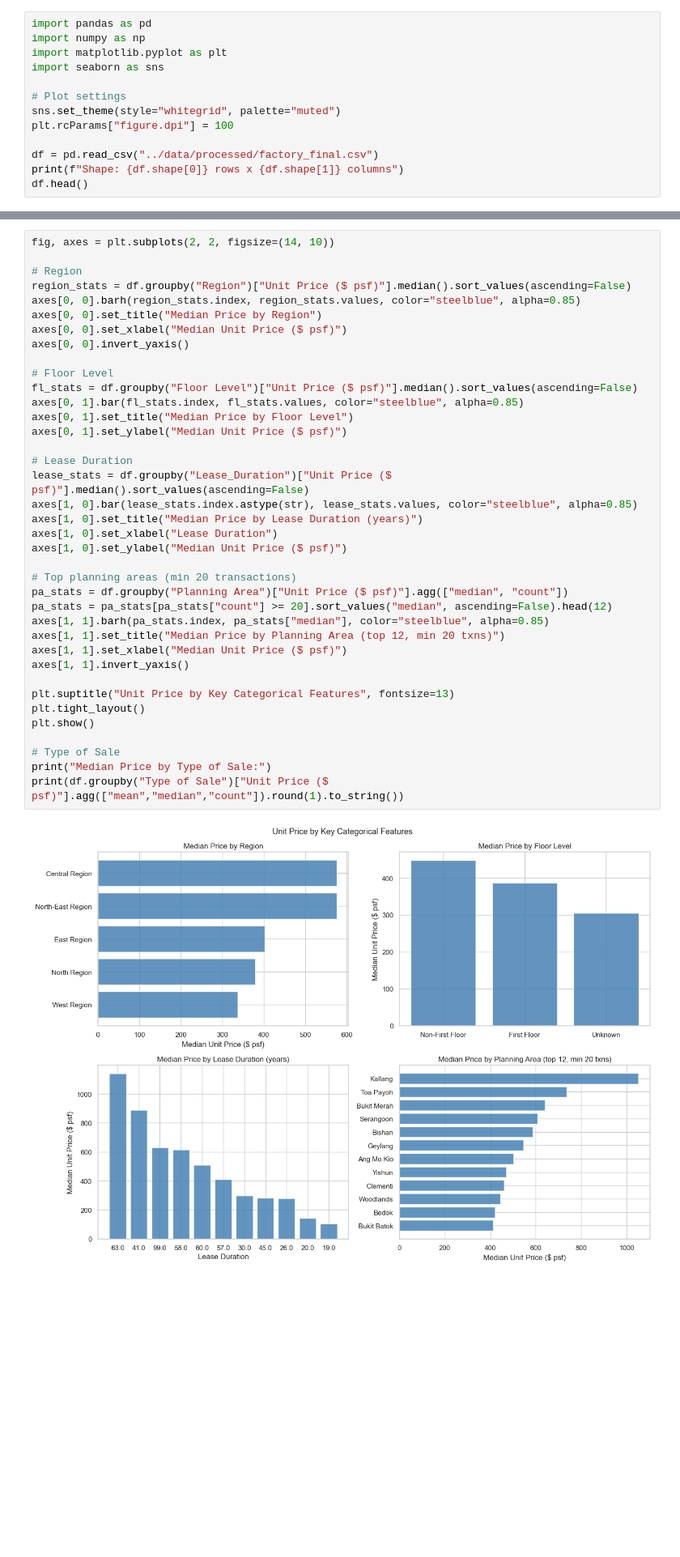
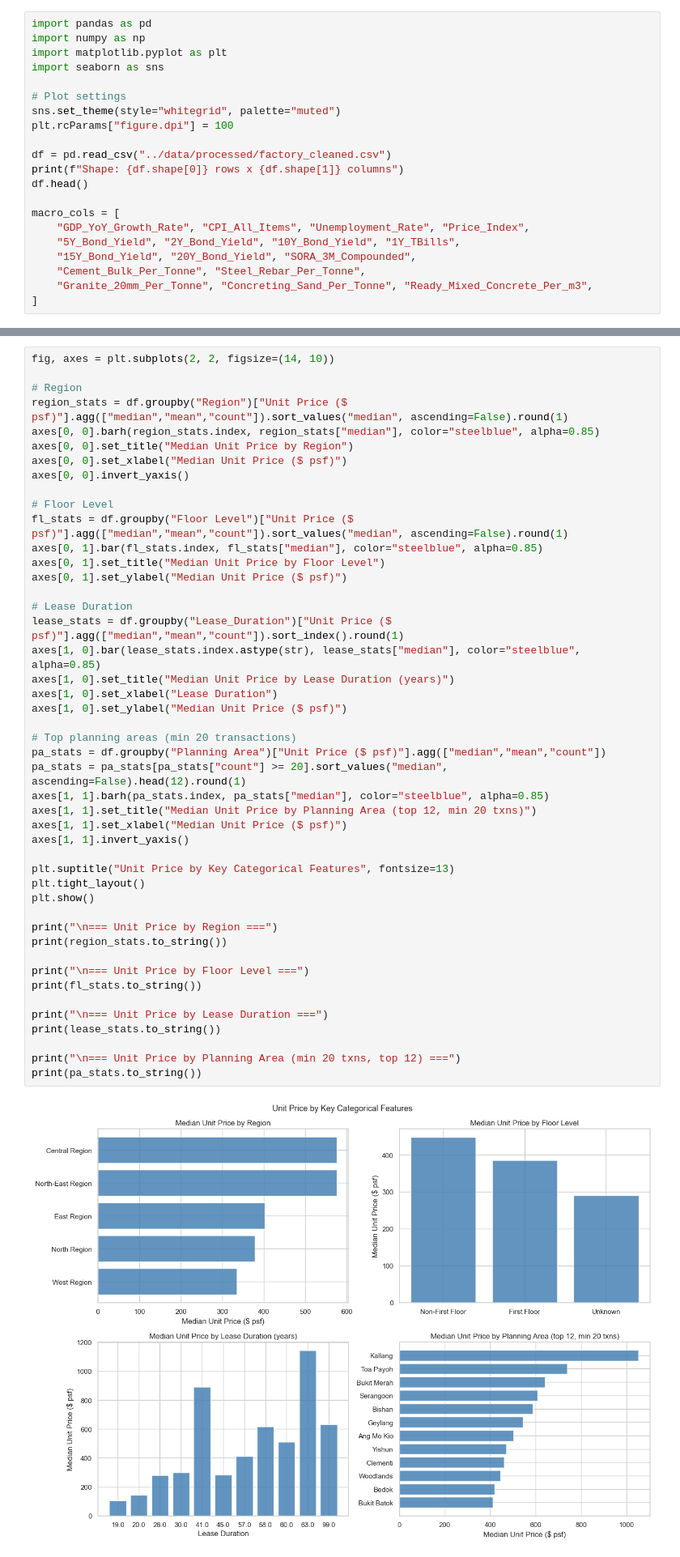
Before and after one commit to ZackTanCZ/factory-space-prices, a Jupyter notebook: notebooks/02_eda_processed.ipynb, the cells around one changed output, grey strips where cells are left out. Shown at 81% size. Cells and saved outputs as stored; diff of their text form; blank space fills up the shorter version.

```diff
--- a/notebooks/02_eda_processed.ipynb
+++ b/notebooks/02_eda_processed.ipynb
@@ -32,7 +32,15 @@ import seaborn as sns
 sns.set_theme(style="whitegrid", palette="muted")
 plt.rcParams["figure.dpi"] = 100
 
-df = pd.read_csv("../data/processed/factory_final.csv")
+df = pd.read_csv("../data/processed/factory_cleaned.csv")
 print(f"Shape: {df.shape[0]} rows x {df.shape[1]} columns")
 df.head()
+
+macro_cols = [
+    "GDP_YoY_Growth_Rate", "CPI_All_Items", "Unemployment_Rate", "Price_Index",
+    "5Y_Bond_Yield", "2Y_Bond_Yield", "10Y_Bond_Yield", "1Y_TBills",
+    "15Y_Bond_Yield", "20Y_Bond_Yield", "SORA_3M_Compounded",
+    "Cement_Bulk_Per_Tonne", "Steel_Rebar_Per_Tonne",
+    "Granite_20mm_Per_Tonne", "Concreting_Sand_Per_Tonne", "Ready_Mixed_Concrete_Per_m3",
+]
 # %% [output]
@@ -413,40 +411,48 @@ NOTE: Area (sqft) shows a curved relationship with target — bulk discount effe
 # %%
 fig, axes = plt.subplots(2, 2, figsize=(14, 10))
 
 # Region
-region_stats = df.groupby("Region")["Unit Price ($ psf)"].median().sort_values(ascending=False)
-axes[0, 0].barh(region_stats.index, region_stats.values, color="steelblue", alpha=0.85)
-axes[0, 0].set_title("Median Price by Region")
+region_stats = df.groupby("Region")["Unit Price ($ psf)"].agg(["median","mean","count"]).sort_values("median", ascending=False).round(1)
+axes[0, 0].barh(region_stats.index, region_stats["median"], color="steelblue", alpha=0.85)
+axes[0, 0].set_title("Median Unit Price by Region")
 axes[0, 0].set_xlabel("Median Unit Price ($ psf)")
 axes[0, 0].invert_yaxis()
 
 # Floor Level
-fl_stats = df.groupby("Floor Level")["Unit Price ($ psf)"].median().sort_values(ascending=False)
-axes[0, 1].bar(fl_stats.index, fl_stats.values, color="steelblue", alpha=0.85)
-axes[0, 1].set_title("Median Price by Floor Level")
+fl_stats = df.groupby("Floor Level")["Unit Price ($ psf)"].agg(["median","mean","count"]).sort_values("median", ascending=False).round(1)
+axes[0, 1].bar(fl_stats.index, fl_stats["median"], color="steelblue", alpha=0.85)
+axes[0, 1].set_title("Median Unit Price by Floor Level")
 axes[0, 1].set_ylabel("Median Unit Price ($ psf)")
 
 # Lease Duration
-lease_stats = df.groupby("Lease_Duration")["Unit Price ($ psf)"].median().sort_values(ascending=False)
-axes[1, 0].bar(lease_stats.index.astype(str), lease_stats.values, color="steelblue", alpha=0.85)
-axes[1, 0].set_title("Median Price by Lease Duration (years)")
+lease_stats = df.groupby("Lease_Duration")["Unit Price ($ psf)"].agg(["median","mean","count"]).sort_index().round(1)
+axes[1, 0].bar(lease_stats.index.astype(str), lease_stats["median"], color="steelblue", alpha=0.85)
+axes[1, 0].set_title("Median Unit Price by Lease Duration (years)")
 axes[1, 0].set_xlabel("Lease Duration")
 axes[1, 0].set_ylabel("Median Unit Price ($ psf)")
 
 # Top planning areas (min 20 transactions)
-pa_stats = df.groupby("Planning Area")["Unit Price ($ psf)"].agg(["median", "count"])
-pa_stats = pa_stats[pa_stats["count"] >= 20].sort_values("median", ascending=False).head(12)
+pa_stats = df.groupby("Planning Area")["Unit Price ($ psf)"].agg(["median","mean","count"])
+pa_stats = pa_stats[pa_stats["count"] >= 20].sort_values("median", ascending=False).head(12).round(1)
 axes[1, 1].barh(pa_stats.index, pa_stats["median"], color="steelblue", alpha=0.85)
-axes[1, 1].set_title("Median Price by Planning Area (top 12, min 20 txns)")
+axes[1, 1].set_title("Median Unit Price by Planning Area (top 12, min 20 txns)")
 axes[1, 1].set_xlabel("Median Unit Price ($ psf)")
 axes[1, 1].invert_yaxis()
 
 plt.suptitle("Unit Price by Key Categorical Features", fontsize=13)
 plt.tight_layout()
 plt.show()
 
-# Type of Sale
-print("Median Price by Type of Sale:")
-print(df.groupby("Type of Sale")["Unit Price ($ psf)"].agg(["mean","median","count"]).round(1).to_string())
+print("\n=== Unit Price by Region ===")
+print(region_stats.to_string())
+
+print("\n=== Unit Price by Floor Level ===")
+print(fl_stats.to_string())
+
+print("\n=== Unit Price by Lease Duration ===")
+print(lease_stats.to_string())
+
+print("\n=== Unit Price by Planning Area (min 20 txns, top 12) ===")
+print(pa_stats.to_string())
 # %% [output]
-[figure, old version]
+[figure, new version]
```
Also changed, not shown: parts of 25 cells of this notebook, 17 other files.
